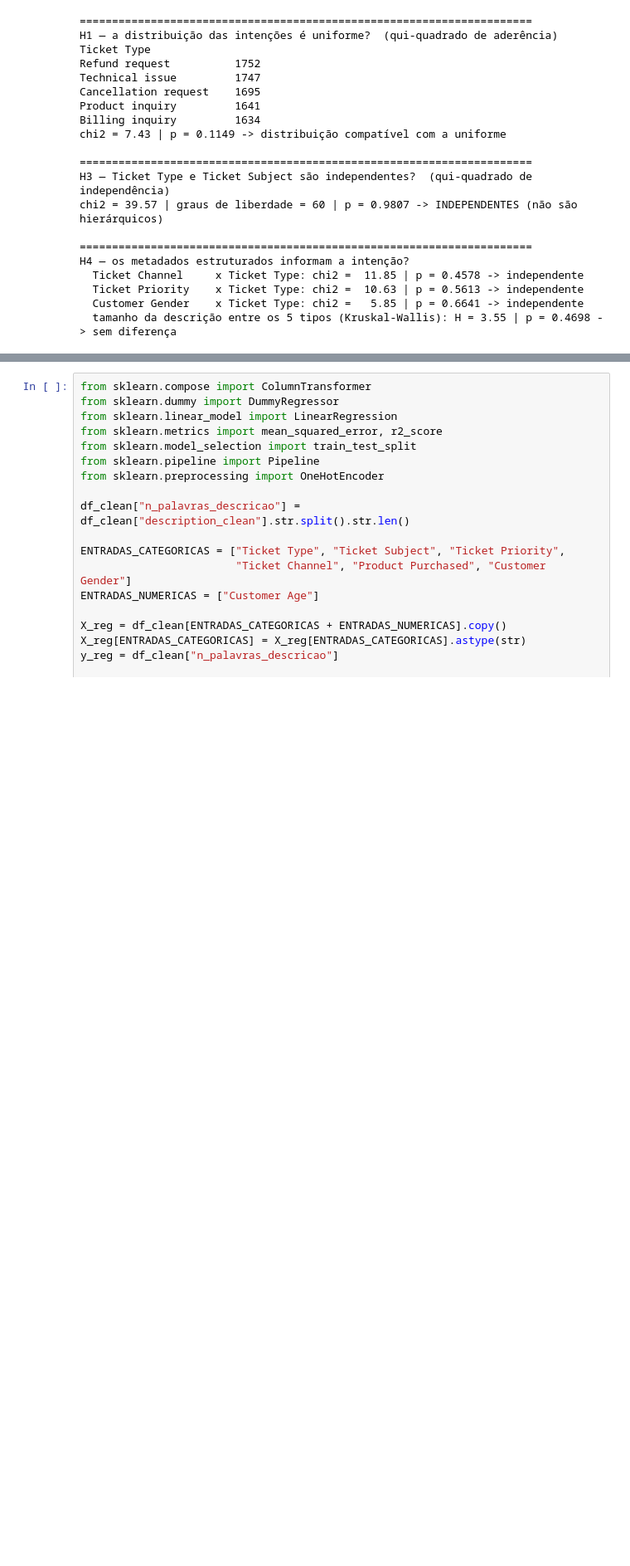
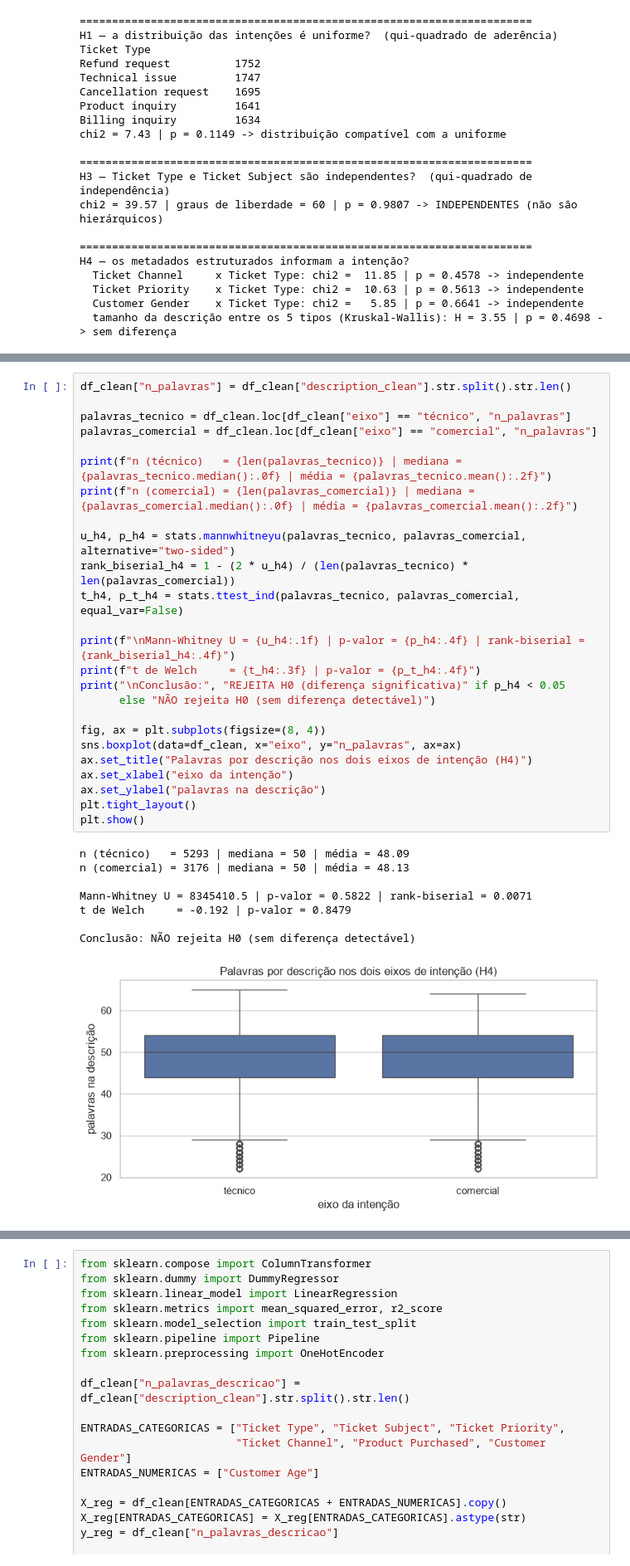
Before and after one commit to johnscottini/jonathan_pedro_vitor_daniel_tp3, a Jupyter notebook: eda/eda_tp3.ipynb, the cells around one changed output, grey strips where cells are left out. Shown at 83% size. Saved outputs shown, nothing was run; the diff lists cells and outputs as text; blank space fills up the shorter version.

```diff
--- a/eda/eda_tp3.ipynb
+++ b/eda/eda_tp3.ipynb
@@ -1177,0 +1199,34 @@ H4 — os metadados estruturados informam a intenção?
+# %%
+df_clean["n_palavras"] = df_clean["description_clean"].str.split().str.len()
+
+palavras_tecnico = df_clean.loc[df_clean["eixo"] == "técnico", "n_palavras"]
+palavras_comercial = df_clean.loc[df_clean["eixo"] == "comercial", "n_palavras"]
+
+print(f"n (técnico)   = {len(palavras_tecnico)} | mediana = {palavras_tecnico.median():.0f} | média = {palavras_tecnico.mean():.2f}")
+print(f"n (comercial) = {len(palavras_comercial)} | mediana = {palavras_comercial.median():.0f} | média = {palavras_comercial.mean():.2f}")
+
+u_h4, p_h4 = stats.mannwhitneyu(palavras_tecnico, palavras_comercial, alternative="two-sided")
+rank_biserial_h4 = 1 - (2 * u_h4) / (len(palavras_tecnico) * len(palavras_comercial))
+t_h4, p_t_h4 = stats.ttest_ind(palavras_tecnico, palavras_comercial, equal_var=False)
+
+print(f"\nMann-Whitney U = {u_h4:.1f} | p-valor = {p_h4:.4f} | rank-biserial = {rank_biserial_h4:.4f}")
+print(f"t de Welch     = {t_h4:.3f} | p-valor = {p_t_h4:.4f}")
+print("\nConclusão:", "REJEITA H0 (diferença significativa)" if p_h4 < 0.05
+      else "NÃO rejeita H0 (sem diferença detectável)")
+
+fig, ax = plt.subplots(figsize=(8, 4))
+sns.boxplot(data=df_clean, x="eixo", y="n_palavras", ax=ax)
+ax.set_title("Palavras por descrição nos dois eixos de intenção (H4)")
+ax.set_xlabel("eixo da intenção")
+ax.set_ylabel("palavras na descrição")
+plt.tight_layout()
+plt.show()
+# %% [output]
+n (técnico)   = 5293 | mediana = 50 | média = 48.09
+n (comercial) = 3176 | mediana = 50 | média = 48.13
+
+Mann-Whitney U = 8345410.5 | p-valor = 0.5822 | rank-biserial = 0.0071
+t de Welch     = -0.192 | p-valor = 0.8479
+
+Conclusão: NÃO rejeita H0 (sem diferença detectável)
+[figure, added]
```
Also changed, not shown: parts of 24 cells of this notebook, 3 other files.
